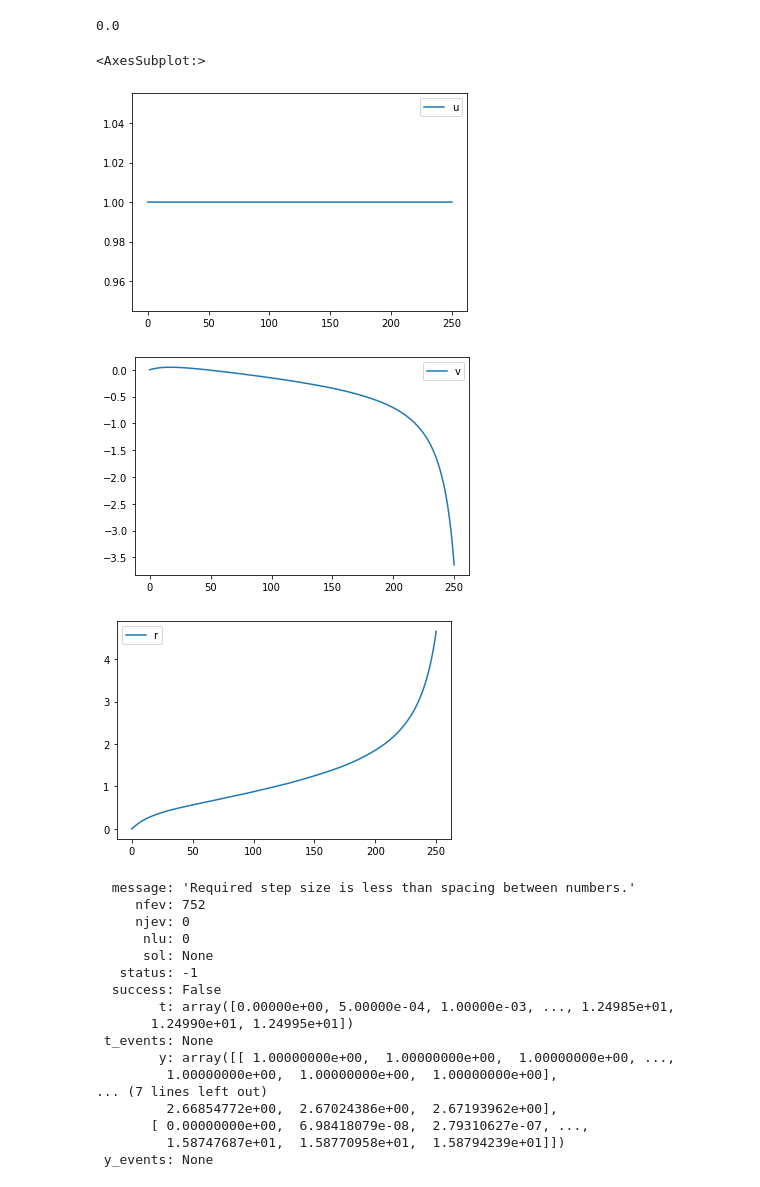
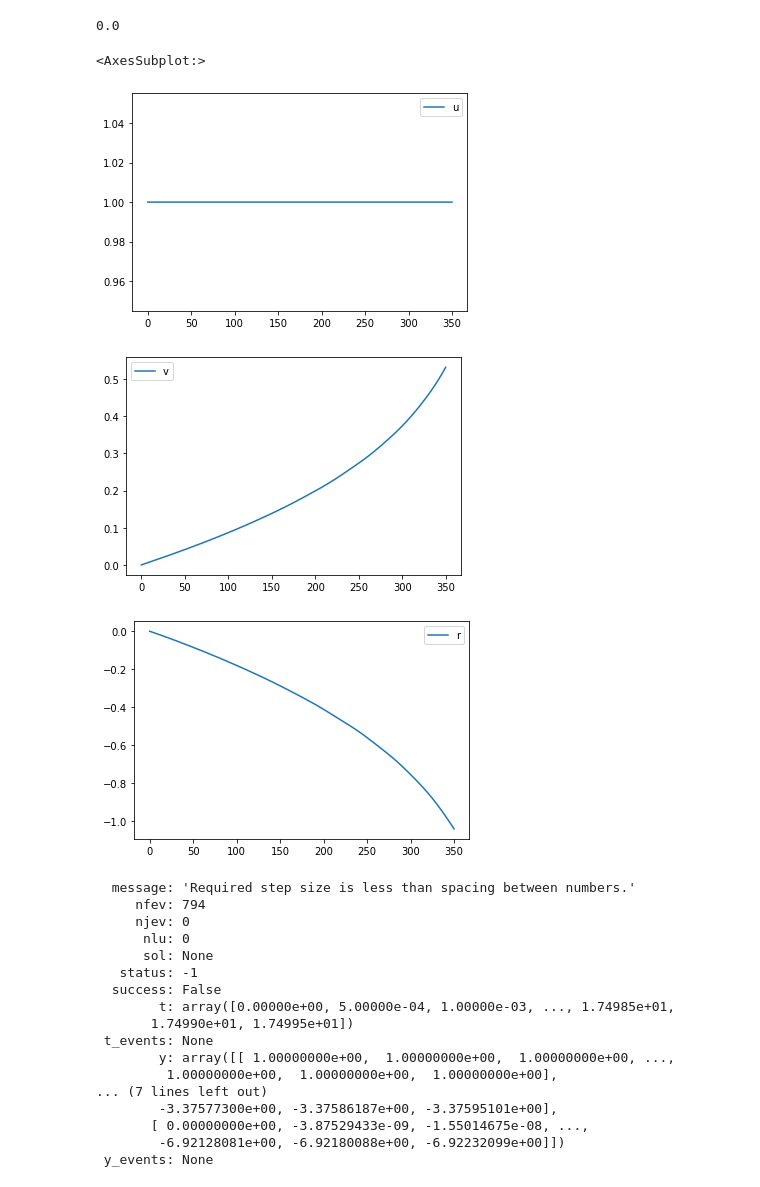
Before and after one commit to martinlarsalbert/VesselManoeuvringModels, a Jupyter notebook: notebooks/06.01_linear_VMM.ipynb, the cells around one changed output. Drawn from its saved outputs; the diff is of its cells as text; code cells hidden in the pictures.

```diff
--- a/notebooks/06.01_linear_VMM.ipynb
+++ b/notebooks/06.01_linear_VMM.ipynb
@@ -155,8 +156,8 @@ def calculate_prime(row, df_ship_parameters):
 
 mask = df_parameters['brix_lambda'].notnull()
 df_parameters.loc[mask,'prime'] = df_parameters.loc[mask].apply(calculate_prime, df_ship_parameters=df_ship_parameters, axis=1)
-df_parameters.loc['Ydelta','prime'] = 0.005  # Just guessing
-df_parameters.loc['Ndelta','prime'] = df_parameters.loc['Ydelta','prime']/2  # Just guessing
+df_parameters.loc['Ydelta','prime'] = 0.0005  # Just guessing
+df_parameters.loc['Ndelta','prime'] = -df_parameters.loc['Ydelta','prime']/4  # Just guessing
 # %%
 df_parameters['prime'].fillna(0, inplace=True)
 df_parameters
@@ -215,59 +216,59 @@ run(function=model.u1d_lambda, inputs=inputs)
 # %% [output]
 0.0
 # %%
-t = np.arange(0,250,0.01)
+t = np.arange(0,350,0.01)
 
 
 control = {
     'delta' : (np.deg2rad(35), 'angle'),
 }
 
 parameters = dict(df_parameters['prime'])
 
 y0 = [
     10.0,  ## u
     0.0,  ## v
     0.0,  ## r
     0,  ## x0
     0,  ## y0
     0,  ## psi
 ]
 
-solution = model.simulate(y0=y0, t=t, df_parameters=df_parameters, df_ship_parameters=df_ship_parameters, control=control, rtol=1e-3, atol=1e-3)
-#df_result_prime = pd.DataFrame(data=solution.y.T, columns = ['u','v','r','u1d','v1d','r1d'], index=t)
+#solution = model.simulate(y0=y0, t=t, df_parameters=df_parameters, df_ship_parameters=df_ship_parameters, control=control, rtol=1e-3, atol=1e-3)
+solution = model.simulate(y0=y0, t=t, df_parameters=df_parameters, df_ship_parameters=df_ship_parameters, control=control)
 
 df_result_prime = pd.DataFrame(data=solution.y.T, columns = ['u','v','r','x0','y0','psi'])
 df_result_prime.index=t[0:len(df_result_prime)]
 
 #df_result_prime['U'] = np.sqrt(df_result_prime['u']**2 + df_result_prime['v']**2)
 
 df_result_prime.plot(y='u')
 df_result_prime.plot(y='v')
 df_result_prime.plot(y='r')
 # %% [output]
 <AxesSubplot:>
-[figure, old version]
+[figure, new version]
-[figure, old version]
+[figure, new version]
-[figure, old version]
+[figure, new version]
 # %%
 solution
 # %% [output]
   message: 'Required step size is less than spacing between numbers.'
-     nfev: 752
+     nfev: 794
      njev: 0
       nlu: 0
       sol: None
    status: -1
   success: False
-        t: array([0.00000e+00, 5.00000e-04, 1.00000e-03, ..., 1.24985e+01,
-       1.24990e+01, 1.24995e+01])
+        t: array([0.00000e+00, 5.00000e-04, 1.00000e-03, ..., 1.74985e+01,
+       1.74990e+01, 1.74995e+01])
  t_events: None
         y: array([[ 1.00000000e+00,  1.00000000e+00,  1.00000000e+00, ...,
          1.00000000e+00,  1.00000000e+00,  1.00000000e+00],
 ... (7 lines left out)
-         2.66854772e+00,  2.67024386e+00,  2.67193962e+00],
-       [ 0.00000000e+00,  6.98418079e-08,  2.79310627e-07, ...,
-         1.58747687e+01,  1.58770958e+01,  1.58794239e+01]])
+        -3.37577300e+00, -3.37586187e+00, -3.37595101e+00],
+       [ 0.00000000e+00, -3.87529433e-09, -1.55014675e-08, ...,
+        -6.92128081e+00, -6.92180088e+00, -6.92232099e+00]])
  y_events: None
 # %%
 inputs_prime = dict(df_ship_parameters.loc['value'])
```
Also changed, not shown: parts of 7 cells of this notebook, 1 other file.
